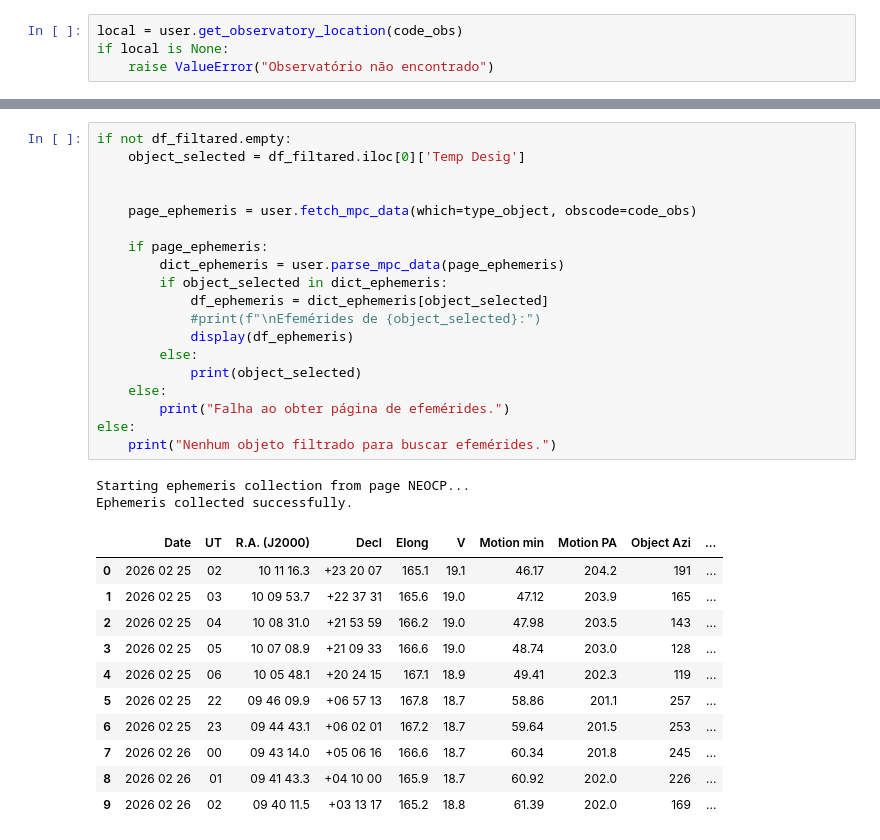
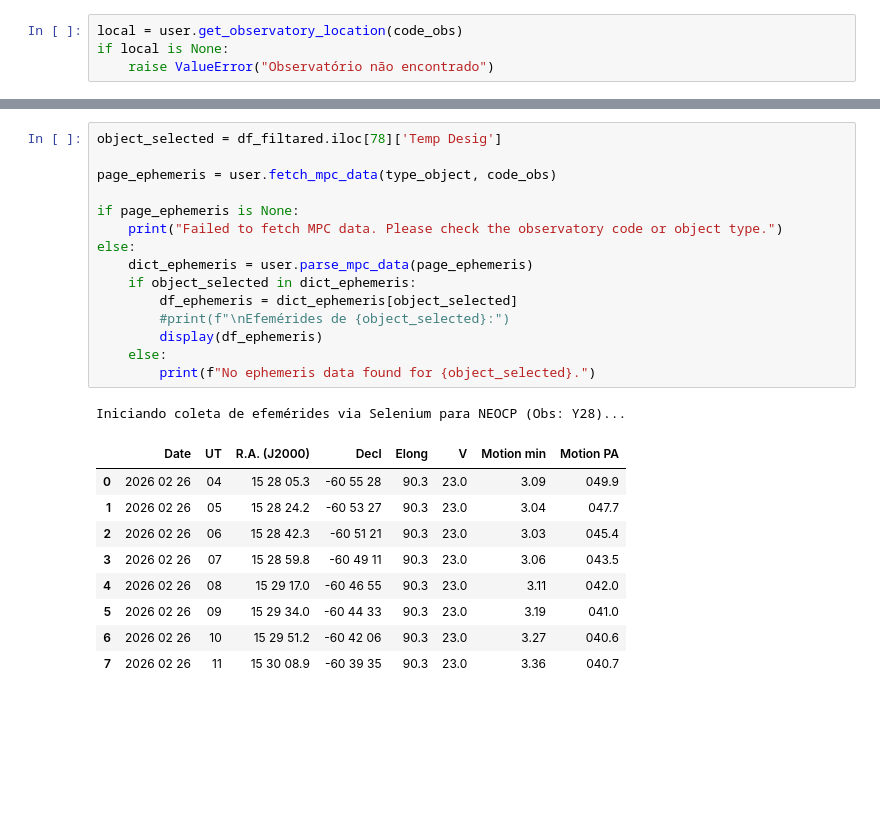
Before and after one commit to LucasFloyd314/cipo, a Jupyter notebook: notebooks/User_Application.ipynb, the cells around one changed output, grey strips where cells are left out. Drawn from its saved outputs; the diff is of its cells as text; blank space fills up the shorter version.

Commit message:
Updating user.py functions and User_Application.ipynb

```diff
--- a/notebooks/User_Application.ipynb
+++ b/notebooks/User_Application.ipynb
@@ -68,34 +51,27 @@ Warning: 3 objects ignored due to invalid coordinate format.
 # %%
-if not df_filtared.empty:
-    object_selected = df_filtared.iloc[0]['Temp Desig']
+object_selected = df_filtared.iloc[78]['Temp Desig']
 
+page_ephemeris = user.fetch_mpc_data(type_object, code_obs)
 
-    page_ephemeris = user.fetch_mpc_data(which=type_object, obscode=code_obs)
-
-    if page_ephemeris:
-        dict_ephemeris = user.parse_mpc_data(page_ephemeris)
-        if object_selected in dict_ephemeris:
-            df_ephemeris = dict_ephemeris[object_selected]
-            #print(f"\nEfemérides de {object_selected}:")
-            display(df_ephemeris)
-        else:
-            print(object_selected)
+if page_ephemeris is None:
+    print("Failed to fetch MPC data. Please check the observatory code or object type.")
+else:
+    dict_ephemeris = user.parse_mpc_data(page_ephemeris)
+    if object_selected in dict_ephemeris:
+        df_ephemeris = dict_ephemeris[object_selected]
+        #print(f"\nEfemérides de {object_selected}:")
+        display(df_ephemeris)
     else:
-        print("Falha ao obter página de efemérides.")
-else:
-    print("Nenhum objeto filtrado para buscar efemérides.")
+        print(f"No ephemeris data found for {object_selected}.")
 # %% [output]
-Starting ephemeris collection from page NEOCP...
-Ephemeris collected successfully.
+Iniciando coleta de efemérides via Selenium para NEOCP (Obs: Y28)...
-|  | Date | UT | R.A. (J2000) | Decl | Elong | V | Motion min | Motion PA | Object Azi | ... |
-| 0 | 2026 02 25 | 02 | 10 11 16.3 | +23 20 07 | 165.1 | 19.1 | 46.17 | 204.2 | 191 | ... |
-| 1 | 2026 02 25 | 03 | 10 09 53.7 | +22 37 31 | 165.6 | 19.0 | 47.12 | 203.9 | 165 | ... |
-| 2 | 2026 02 25 | 04 | 10 08 31.0 | +21 53 59 | 166.2 | 19.0 | 47.98 | 203.5 | 143 | ... |
-| 3 | 2026 02 25 | 05 | 10 07 08.9 | +21 09 33 | 166.6 | 19.0 | 48.74 | 203.0 | 128 | ... |
-| 4 | 2026 02 25 | 06 | 10 05 48.1 | +20 24 15 | 167.1 | 18.9 | 49.41 | 202.3 | 119 | ... |
-| 5 | 2026 02 25 | 22 | 09 46 09.9 | +06 57 13 | 167.8 | 18.7 | 58.86 | 201.1 | 257 | ... |
-| 6 | 2026 02 25 | 23 | 09 44 43.1 | +06 02 01 | 167.2 | 18.7 | 59.64 | 201.5 | 253 | ... |
-| 7 | 2026 02 26 | 00 | 09 43 14.0 | +05 06 16 | 166.6 | 18.7 | 60.34 | 201.8 | 245 | ... |
-| 8 | 2026 02 26 | 01 | 09 41 43.3 | +04 10 00 | 165.9 | 18.7 | 60.92 | 202.0 | 226 | ... |
-| 9 | 2026 02 26 | 02 | 09 40 11.5 | +03 13 17 | 165.2 | 18.8 | 61.39 | 202.0 | 169 | ... |
+|  | Date | UT | R.A. (J2000) | Decl | Elong | V | Motion min | Motion PA |
+| 0 | 2026 02 26 | 04 | 15 28 05.3 | -60 55 28 | 90.3 | 23.0 | 3.09 | 049.9 |
+| 1 | 2026 02 26 | 05 | 15 28 24.2 | -60 53 27 | 90.3 | 23.0 | 3.04 | 047.7 |
+| 2 | 2026 02 26 | 06 | 15 28 42.3 | -60 51 21 | 90.3 | 23.0 | 3.03 | 045.4 |
+| 3 | 2026 02 26 | 07 | 15 28 59.8 | -60 49 11 | 90.3 | 23.0 | 3.06 | 043.5 |
+| 4 | 2026 02 26 | 08 | 15 29 17.0 | -60 46 55 | 90.3 | 23.0 | 3.11 | 042.0 |
+| 5 | 2026 02 26 | 09 | 15 29 34.0 | -60 44 33 | 90.3 | 23.0 | 3.19 | 041.0 |
+| 6 | 2026 02 26 | 10 | 15 29 51.2 | -60 42 06 | 90.3 | 23.0 | 3.27 | 040.6 |
+| 7 | 2026 02 26 | 11 | 15 30 08.9 | -60 39 35 | 90.3 | 23.0 | 3.36 | 040.7 |
 # %%
```
Also changed, not shown: parts of 7 cells of this notebook, 2 other files.
